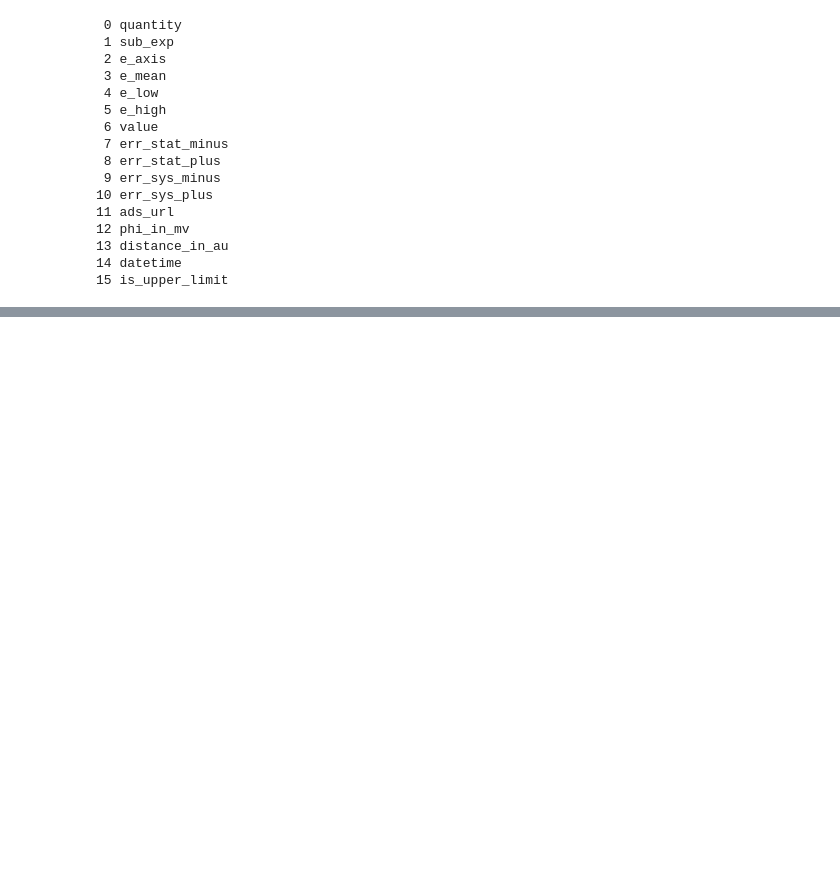
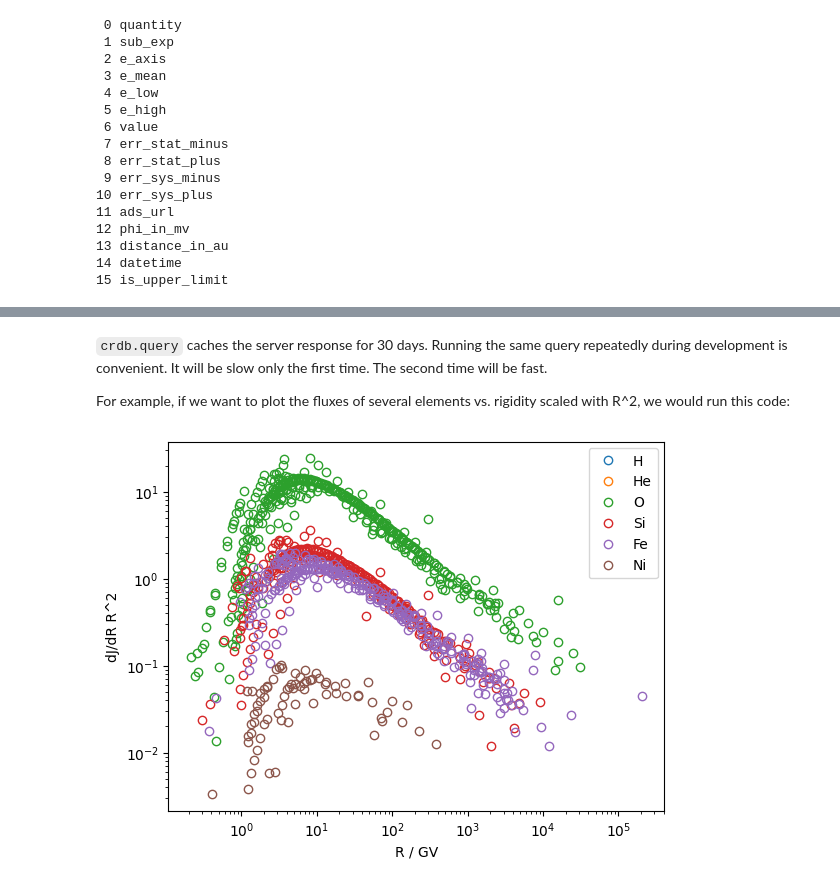
Before and after one commit to crdb-project/tutorial, a Jupyter notebook: CRDB REST query tutorial.ipynb, the cells around one changed output, grey strips where cells are left out. Saved outputs shown, nothing was run; the diff lists cells and outputs as text; code cells hidden in the pictures; blank space fills up the shorter version.

```diff
--- a/CRDB REST query tutorial.ipynb
+++ b/CRDB REST query tutorial.ipynb
@@ -149,0 +152,14 @@ plt.loglog();
+# %% [markdown]
+`crdb.query` caches the server response for 30 days. Running the same query repeatedly during development is convenient. It will be slow only the first time. The second time will be fast.
+
+For example, if we want to plot the fluxes of several elements vs. rigidity scaled with R^2, we would run this code:
+# %%
+for ielem, elem in enumerate(("H", "He", "O", "Si", "Fe", "Ni")):
+    tab = crdb.query(elem, energy_type="R", flux_rescaling=2, energy_convert_level=2)
+    plt.plot(tab["e_mean"], tab["value"], "o", color="none", mec=f"C{ielem}", label=elem)
+plt.xlabel("R / GV")
+plt.ylabel("dJ/dR R^2")
+plt.legend()
+plt.loglog();
+# %% [output]
+[figure, added]
```
Also changed, not shown: parts of 12 cells of this notebook, 1 other file.
